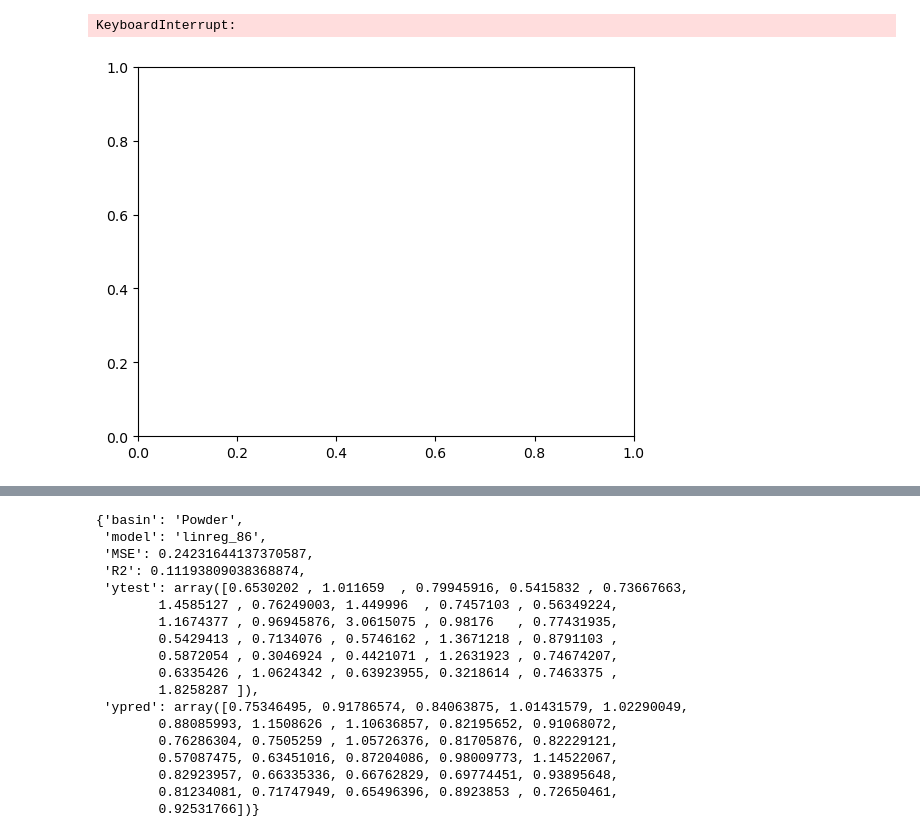
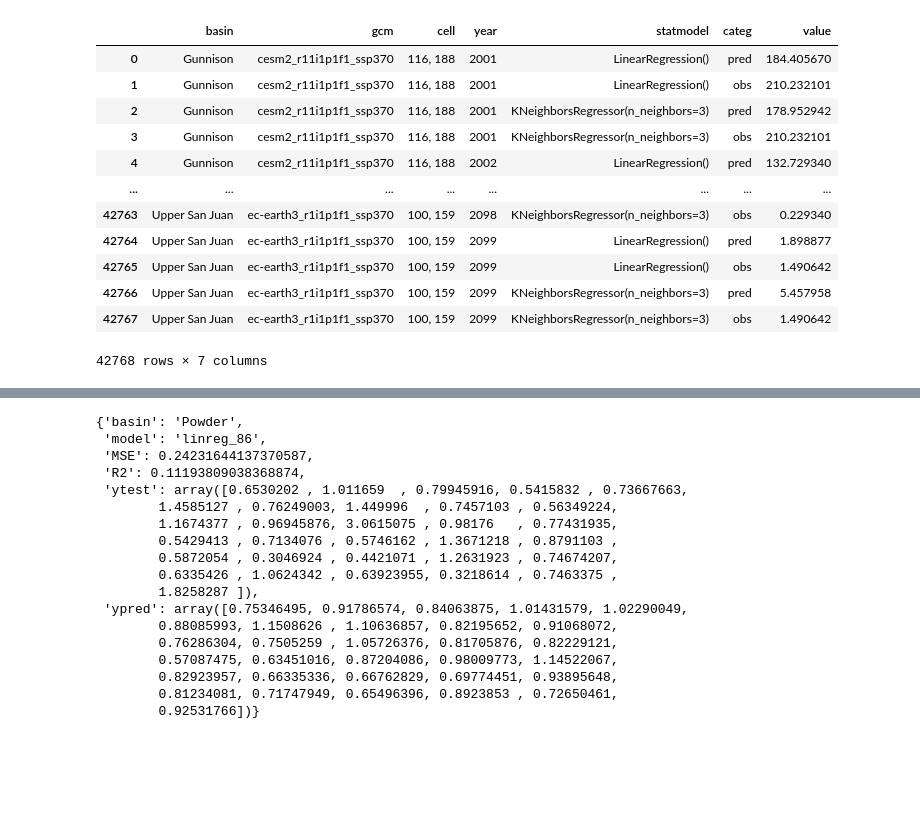
Before and after one commit to bair-climate-initiative/fate-of-snotels, a Jupyter notebook: nbs/template-may2023.ipynb, the cells around one changed output, grey strips where cells are left out. Drawn from its saved outputs; the diff is of its cells as text; code cells hidden in the pictures; blank space fills up the shorter version.

```diff
--- a/nbs/template-may2023.ipynb
+++ b/nbs/template-may2023.ipynb
@@ -73,0 +34,21 @@ wrfdata = [var_wrf, var_wrf_ssp370]
+# %%
+masks = xr.open_dataset('../data/basin_masks.nc')
+
+sweBC = xr.open_dataset('/glade/campaign/uwyo/wyom0112/berkeley/snowmaxBC.nc')
+snotelBC = xr.open_dataset('/glade/campaign/uwyo/wyom0112/berkeley/maxsnotelBC.nc')
+
+varname = '__xarray_dataarray_variable__'
+## add lat and lon values to snotel dataset
+data = xr.open_dataset("./site_indices_%s_%s_%s.nc" %('snow','d02','ALL'))
+iii, jjj = data.ii_dim.values, data.jj_dim.values
+#snotelBC['iii'] = iii
+#snotelBC['jjj'] = jjj
+lat_snotel = []
+lon_snotel = []
+for idx in range(703):
+    ii = iii[idx]
+    jj = jjj[idx]
+    lat_snotel.append(lat_wrf.data[jj,ii])
+    lon_snotel.append(lon_wrf.data[jj,ii])
+#snotelBC['lat'] = lat_snotel
+#snotelBC['lon'] = lon_snotel
@@ -85,7 +206,0 @@ maxyear = snow.groupby(snow.day.dt.year).max().where(mask_gunn)
-# %%
-## check that the masking worked
-import matplotlib.pyplot as plt
-plt.pcolormesh(maxyear['snow'][0])
-# %% [output]
-KeyboardInterrupt:
-[figure, removed]
@@ -91,0 +227,16 @@ KeyboardInterrupt:
+# %%
+output_df
+# %% [output]
+|  | basin | gcm | cell | year | statmodel | categ | value |
+| 0 | Gunnison | cesm2_r11i1p1f1_ssp370 | 116, 188 | 2001 | LinearRegression() | pred | 184.405670 |
+| 1 | Gunnison | cesm2_r11i1p1f1_ssp370 | 116, 188 | 2001 | LinearRegression() | obs | 210.232101 |
+| 2 | Gunnison | cesm2_r11i1p1f1_ssp370 | 116, 188 | 2001 | KNeighborsRegressor(n_neighbors=3) | pred | 178.952942 |
+| 3 | Gunnison | cesm2_r11i1p1f1_ssp370 | 116, 188 | 2001 | KNeighborsRegressor(n_neighbors=3) | obs | 210.232101 |
+| 4 | Gunnison | cesm2_r11i1p1f1_ssp370 | 116, 188 | 2002 | LinearRegression() | pred | 132.729340 |
+| ... | ... | ... | ... | ... | ... | ... | ... |
+| 42763 | Upper San Juan | ec-earth3_r1i1p1f1_ssp370 | 100, 159 | 2098 | KNeighborsRegressor(n_neighbors=3) | obs | 0.229340 |
+| 42764 | Upper San Juan | ec-earth3_r1i1p1f1_ssp370 | 100, 159 | 2099 | LinearRegression() | pred | 1.898877 |
+| 42765 | Upper San Juan | ec-earth3_r1i1p1f1_ssp370 | 100, 159 | 2099 | LinearRegression() | obs | 1.490642 |
+| 42766 | Upper San Juan | ec-earth3_r1i1p1f1_ssp370 | 100, 159 | 2099 | KNeighborsRegressor(n_neighbors=3) | pred | 5.457958 |
+| 42767 | Upper San Juan | ec-earth3_r1i1p1f1_ssp370 | 100, 159 | 2099 | KNeighborsRegressor(n_neighbors=3) | obs | 1.490642 |
+42768 rows × 7 columns
```
Also changed, not shown: parts of 13 cells of this notebook.
